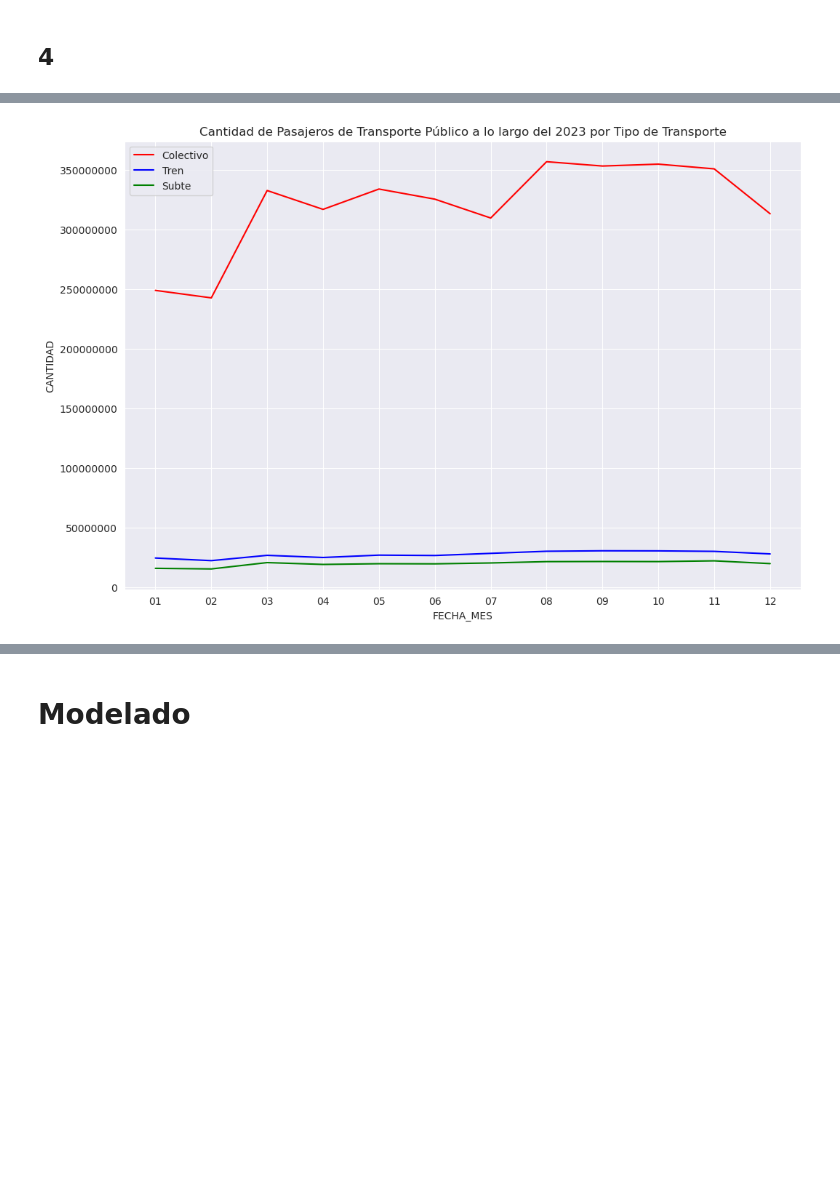
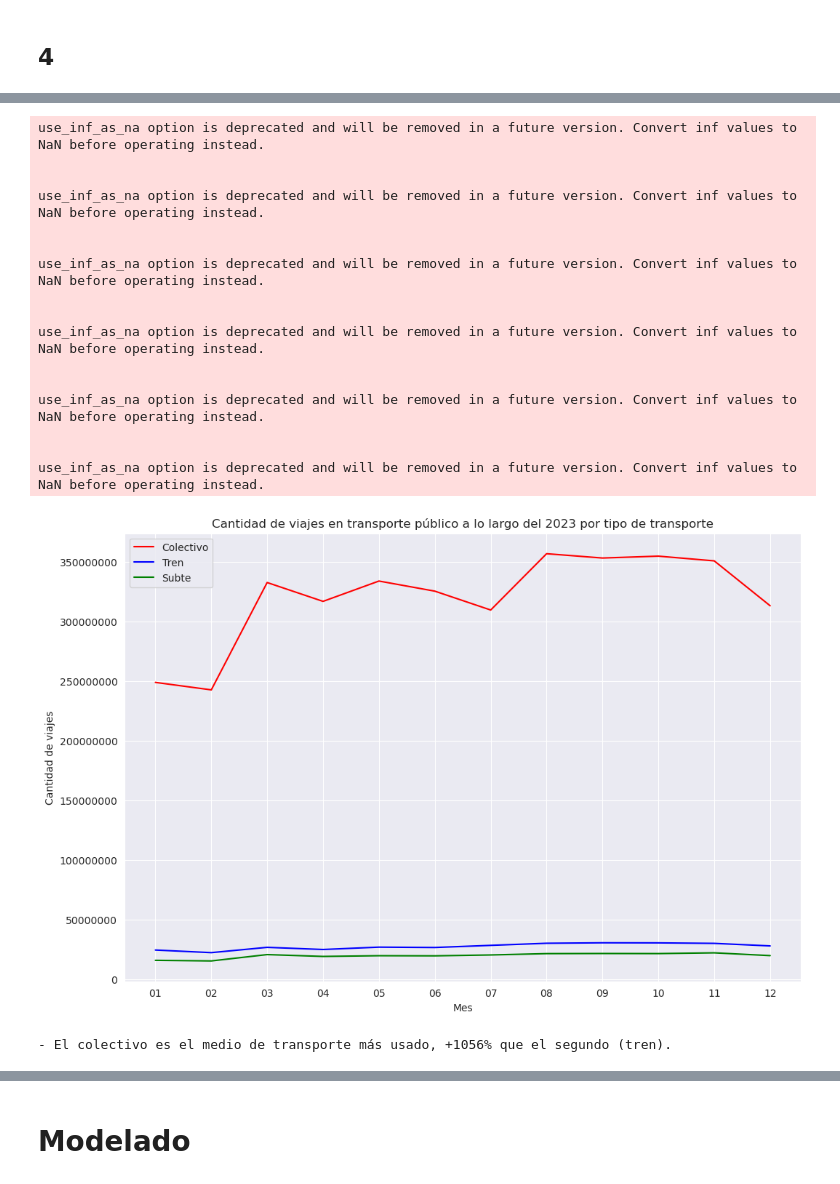
Before and after one commit to pedrobergaglio/transporte-publico-2023-ldd, a Jupyter notebook: tp1_sube2023.ipynb, the cells around one changed output, grey strips where cells are left out. Cells and saved outputs as stored; diff of their text form; code cells hidden in the pictures; blank space fills up the shorter version.

```diff
--- a/tp1_sube2023.ipynb
+++ b/tp1_sube2023.ipynb
@@ -175,16 +201,37 @@ print(f"\033[1;32;40m\033[8;10;20m- En promedio, el {round(sube_2023.loc[sube_20
 # %%
 plt.figure(figsize=(12, 8))
 
 sns.lineplot(data=sube_2023[sube_2023['TIPO_TRANSPORTE'] == 'COLECTIVO'].groupby('FECHA_MES')["CANTIDAD"].sum().reset_index(), x='FECHA_MES', y='CANTIDAD', color='red', label='Colectivo')
 sns.lineplot(data=sube_2023[sube_2023['TIPO_TRANSPORTE'] == 'TREN'].groupby('FECHA_MES')["CANTIDAD"].sum().reset_index(), x='FECHA_MES', y='CANTIDAD', color='blue', label='Tren')
 sns.lineplot(data=sube_2023[sube_2023['TIPO_TRANSPORTE'] == 'SUBTE'].groupby('FECHA_MES')["CANTIDAD"].sum().reset_index(), x='FECHA_MES', y='CANTIDAD', color='green', label='Subte')
 
-plt.title('Cantidad de Pasajeros de Transporte Público a lo largo del 2023 por Tipo de Transporte')
+plt.title('Cantidad de viajes en transporte público a lo largo del 2023 por tipo de transporte')
 plt.legend()
+plt.xlabel('Mes')
+plt.ylabel('Cantidad de viajes')
 plt.ticklabel_format(style='plain', axis='y')
 plt.show()
+
+print(f"\033[1;32;40m\033[8;10;20m- El colectivo es el medio de transporte más usado, +{round((sube_2023.loc[sube_2023['TIPO_TRANSPORTE']=='COLECTIVO',:].groupby('FECHA_MES')['CANTIDAD'].sum().mean()-sube_2023.loc[sube_2023['TIPO_TRANSPORTE']=='TREN',:].groupby('FECHA_MES')['CANTIDAD'].sum().mean())*100/sube_2023.loc[sube_2023['TIPO_TRANSPORTE']=='TREN',:].groupby('FECHA_MES')['CANTIDAD'].sum().mean())}% que el segundo (tren).")
 # %% [output]
+use_inf_as_na option is deprecated and will be removed in a future version. Convert inf values to NaN before operating instead.
+
+
+use_inf_as_na option is deprecated and will be removed in a future version. Convert inf values to NaN before operating instead.
+
+
+use_inf_as_na option is deprecated and will be removed in a future version. Convert inf values to NaN before operating instead.
+
+
+use_inf_as_na option is deprecated and will be removed in a future version. Convert inf values to NaN before operating instead.
+
+
+use_inf_as_na option is deprecated and will be removed in a future version. Convert inf values to NaN before operating instead.
+
+
+use_inf_as_na option is deprecated and will be removed in a future version. Convert inf values to NaN before operating instead.
-[figure, old version]
+[figure, new version]
+- El colectivo es el medio de transporte más usado, +1056% que el segundo (tren).
 # %%
 plt.figure(figsize=(10, 6))
 
```
Also changed, not shown: parts of 3 cells of this notebook.
